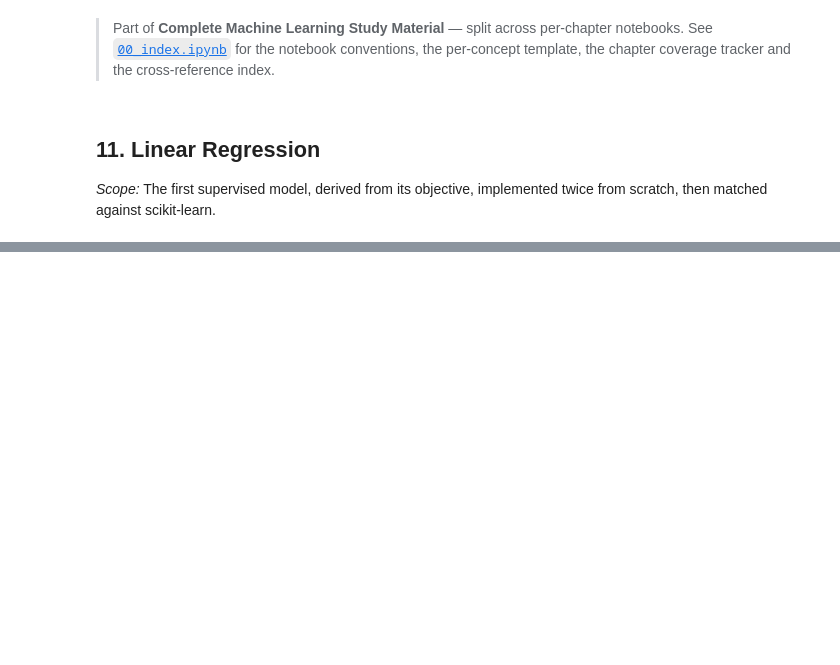
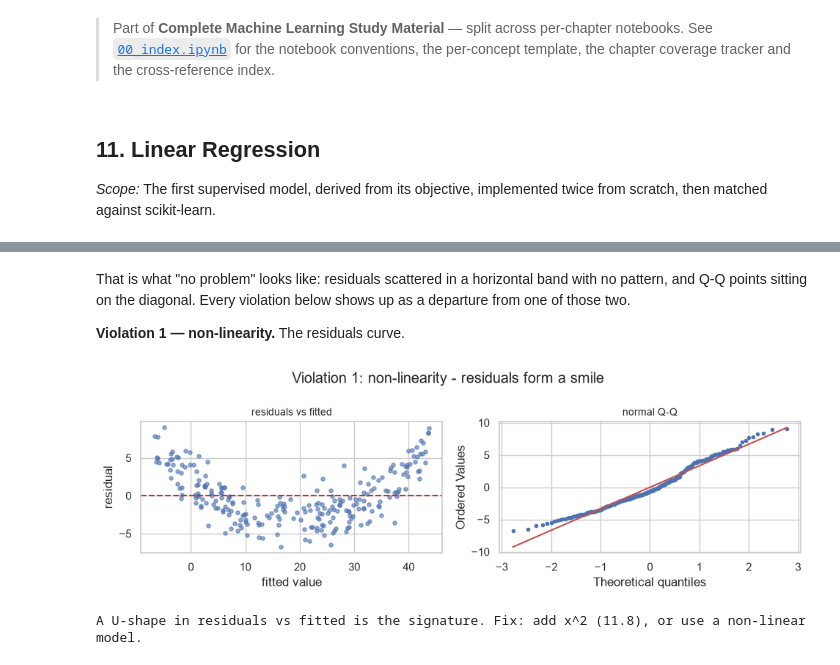
Before and after one commit to Shayan2002Saha/ML_Materials, a Jupyter notebook: 11_linear_regression.ipynb, the cells around one changed output, grey strips where cells are left out. Saved outputs shown, nothing was run; the diff lists cells and outputs as text; code cells hidden in the pictures; blank space fills up the shorter version.

```diff
--- a/11_linear_regression.ipynb
+++ b/11_linear_regression.ipynb
@@ -46,0 +449,14 @@
+# %% [markdown]
+That is what "no problem" looks like: residuals scattered in a horizontal band with no pattern, and Q-Q
+points sitting on the diagonal. Every violation below shows up as a departure from one of those two.
+
+**Violation 1 — non-linearity.** The residuals curve.
+# %%
+x_curve = rng.uniform(0, 10, 250)
+y_curve = 0.4 * x_curve ** 2 + 1.0 * x_curve + rng.normal(0, 2.0, 250)   # genuinely quadratic
+resid_curve = residual_panel(x_curve.reshape(-1, 1), y_curve,
+                             "Violation 1: non-linearity - residuals form a smile")
+print("A U-shape in residuals vs fitted is the signature. Fix: add x^2 (11.8), or use a non-linear model.")
+# %% [output]
+[figure, added]
+A U-shape in residuals vs fitted is the signature. Fix: add x^2 (11.8), or use a non-linear model.
```
Also changed, not shown: parts of 96 cells of this notebook, 4 other files.
